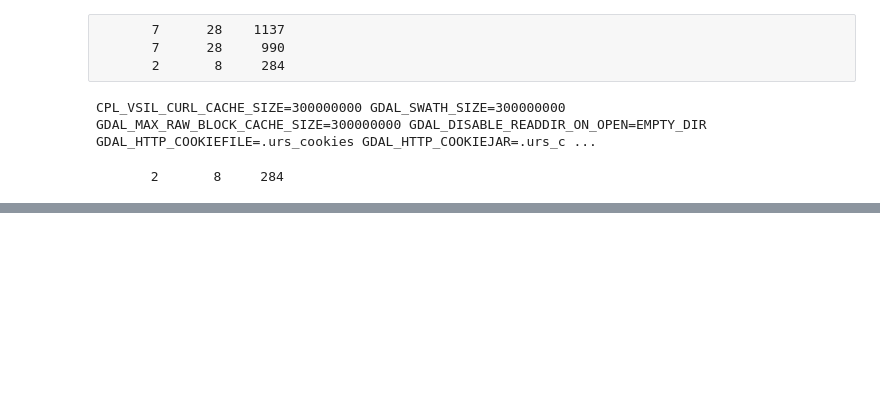
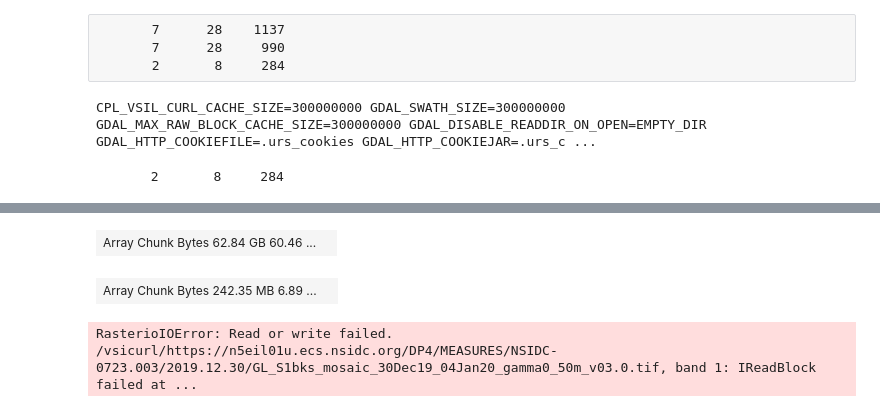
Before and after one commit to scottyhq/greenland-ice-mapping-project, a Jupyter notebook: cog-test.ipynb, the cells around one changed output, grey strips where cells are left out. Saved outputs shown, nothing was run; the diff lists cells and outputs as text; code cells hidden in the pictures; blank space fills up the shorter version.

```diff
--- a/cog-test.ipynb
+++ b/cog-test.ipynb
@@ -218,0 +237,7 @@ CPL_VSIL_CURL_CACHE_SIZE=300000000 GDAL_SWATH_SIZE=300000000 GDAL_MAX_RAW_BLOCK_
+# %%
+%%time
+
+import xarray as xr
+da = xr.open_rasterio('nsidc.vrt', chunks=dict(band=1, x=29520, y=512)) #ensure data loaded as dask arrays
+da.data
+# %% [output]
@@ -218,0 +246,11 @@ CPL_VSIL_CURL_CACHE_SIZE=300000000 GDAL_SWATH_SIZE=300000000 GDAL_MAX_RAW_BLOCK_
+| Array Chunk Bytes 62.84 GB 60.46 ... |  |
+# %%
+subset = da.sel(x=slice(-256677, -88385), y=slice(-2.22e6, -2.31e6))
+subset.data
+# %% [output]
+| Array Chunk Bytes 242.35 MB 6.89 ... |  |
+# %%
+%%time
+subset.data.persist()
+# %% [output]
+RasterioIOError: Read or write failed. /vsicurl/https://n5eil01u.ecs.nsidc.org/DP4/MEASURES/NSIDC-0723.003/2019.12.30/GL_S1bks_mosaic_30Dec19_04Jan20_gamma0_50m_v03.0.tif, band 1: IReadBlock failed at ...
```
Also changed, not shown: parts of 13 cells of this notebook, 2 other files.
